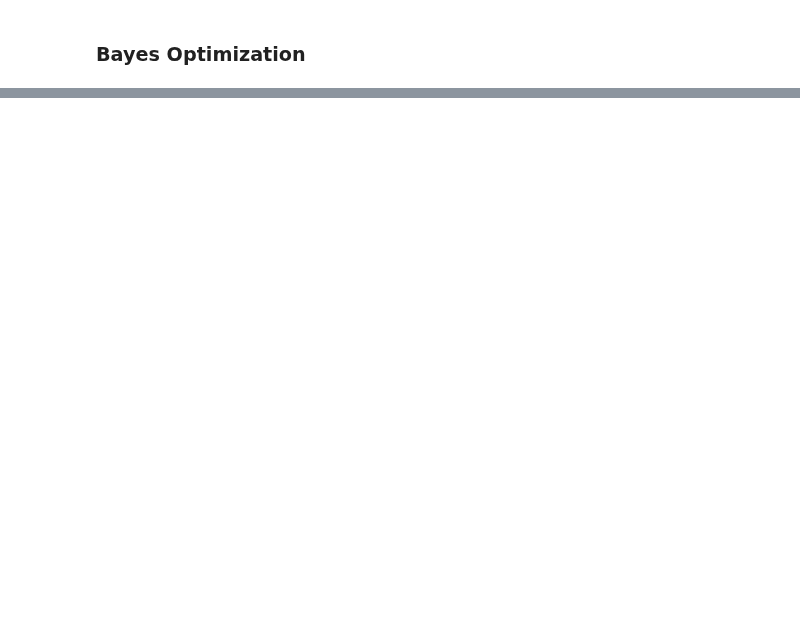
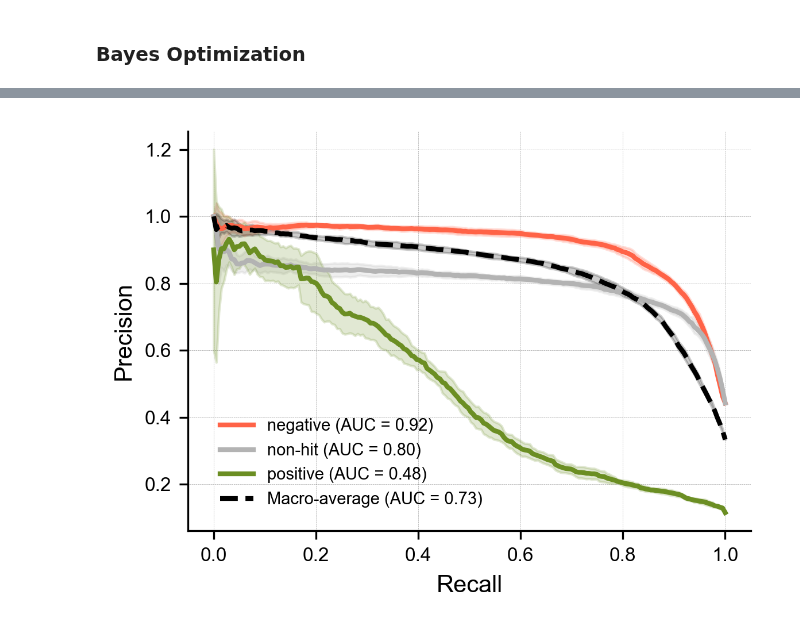
Before and after one commit to QuantitativeBiology/BECancerResistome, a Jupyter notebook: BECancerResistome/Prediction/Classifier_1.ipynb, the cells around one changed output, grey strips where cells are left out. Cells and saved outputs as stored; diff of their text form; code cells hidden in the pictures; blank space fills up the shorter version.

```diff
--- a/BECancerResistome/Prediction/Classifier_1.ipynb
+++ b/BECancerResistome/Prediction/Classifier_1.ipynb
@@ -1149,3 +1270,64 @@ Best parameters:  OrderedDict({'colsample_bytree': 0.8354720212782338, 'learning
 Best score (f1_weighted):  0.7912828904805138
 
 Total tuning time: 1109.27 seconds
+# %%
+#PR curve
+from sklearn.preprocessing import label_binarize
+from sklearn.metrics import precision_recall_curve, average_precision_score
+import numpy as np
+import matplotlib.pyplot as plt
+
+classes_for_binarize = np.arange(len(le.classes_))
+colors = ["tomato","#b3b3b3","olivedrab"]
+recall_grid = np.linspace(0, 1, 200)
+
+plt.figure(figsize=(4,3))
+
+for i, class_name in enumerate(le.classes_):
+    precisions_interp = []
+    aucs = []
+    for y_true, probs in zip(all_y_true_runs, all_probs_runs):
+        y_true_bin = label_binarize(y_true, classes=classes_for_binarize)
+        precision, recall, _ = precision_recall_curve(y_true_bin[:, i], probs[:, i])
+        auc = average_precision_score(y_true_bin[:, i], probs[:, i])
+        aucs.append(auc)
+        precisions_interp.append(np.interp(recall_grid, recall[::-1], precision[::-1]))
+
+    mean_precision = np.mean(precisions_interp, axis=0)
+    std_precision  = np.std(precisions_interp, axis=0)
+    mean_auc = np.mean(aucs)
+    std_auc = np.std(aucs)
+
+    plt.plot(recall_grid, mean_precision, color=colors[i], lw=2, label=f"{class_name} (AUC = {mean_auc:.2f})")
+    plt.fill_between(recall_grid, mean_precision - std_precision, mean_precision + std_precision,
+                     color=colors[i], alpha=0.2)
+
+# Macro-average
+macro_precisions = []
+macro_aucs = []
+for y_true, probs in zip(all_y_true_runs, all_probs_runs):
+    y_true_bin = label_binarize(y_true, classes=classes_for_binarize)
+    precision, recall, _ = precision_recall_curve(y_true_bin.ravel(), probs.ravel())
+    macro_precisions.append(np.interp(recall_grid, recall[::-1], precision[::-1]))
+    macro_aucs.append(average_precision_score(y_true_bin, probs, average="macro"))
+
+
+mean_macro = np.mean(macro_precisions, axis=0)
+std_macro = np.std(macro_precisions, axis=0)
+mean_auc_macro = np.mean(macro_aucs)
+std_auc_macro = np.std(macro_aucs)
+
+
+plt.plot(recall_grid, mean_macro, color='black', lw=2, linestyle='--', label=f"Macro-average (AUC = {mean_auc_macro:.2f})")
+plt.fill_between(recall_grid, mean_macro - std_macro, mean_macro + std_macro, color='black', alpha=0.2)
+
+plt.xlabel("Recall", fontsize=10)
+plt.xticks(fontsize=8)
+plt.ylabel("Precision", fontsize=10)
+plt.yticks(fontsize=8)
+plt.legend(fontsize=7, loc="lower left", frameon=False, bbox_to_anchor=(0.03, 0.02))
+plt.grid(alpha=0.4)
+plt.tight_layout()
+plt.show()
+# %% [output]
+[figure, added]
```
Also changed, not shown: parts of 8 cells of this notebook, 1 other file.
